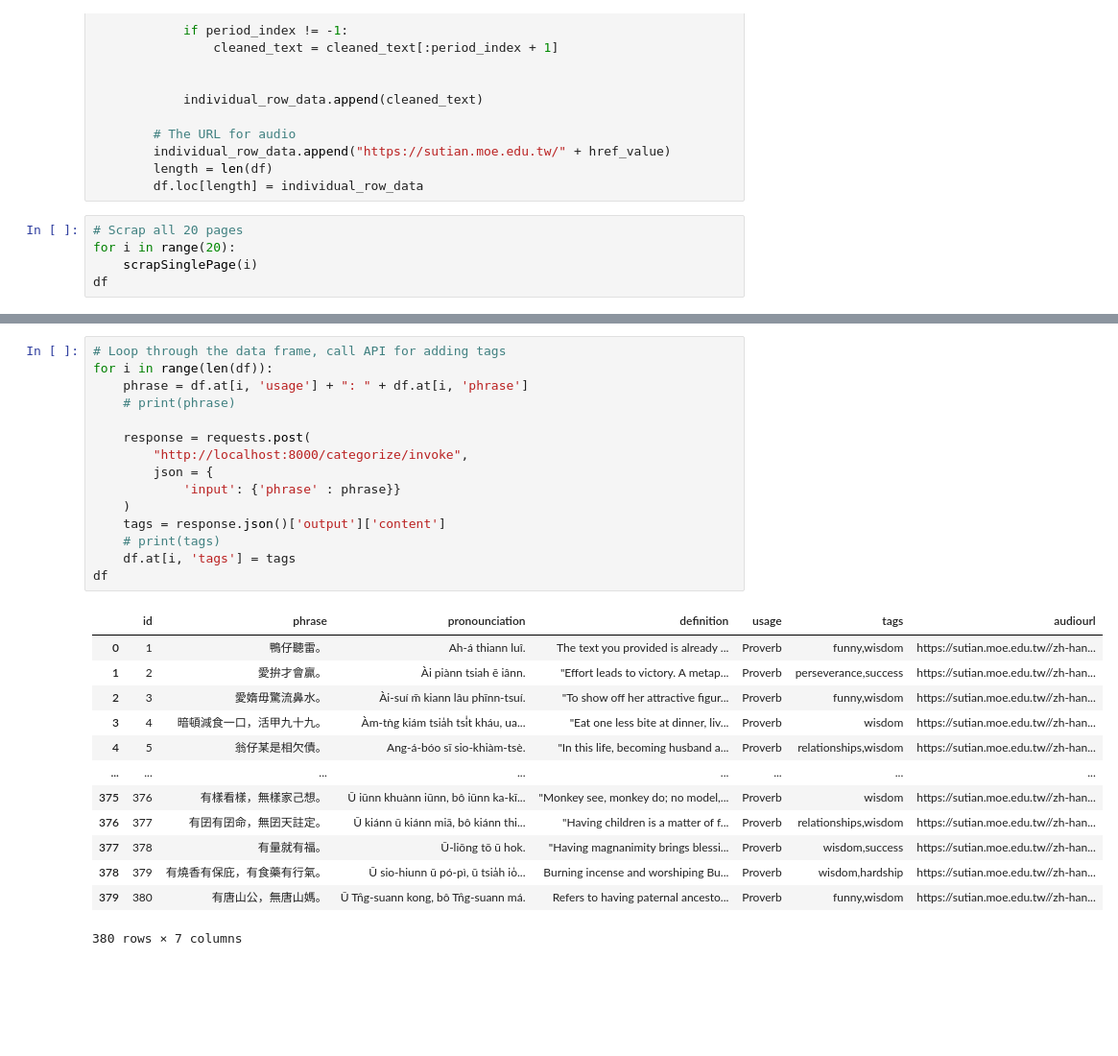
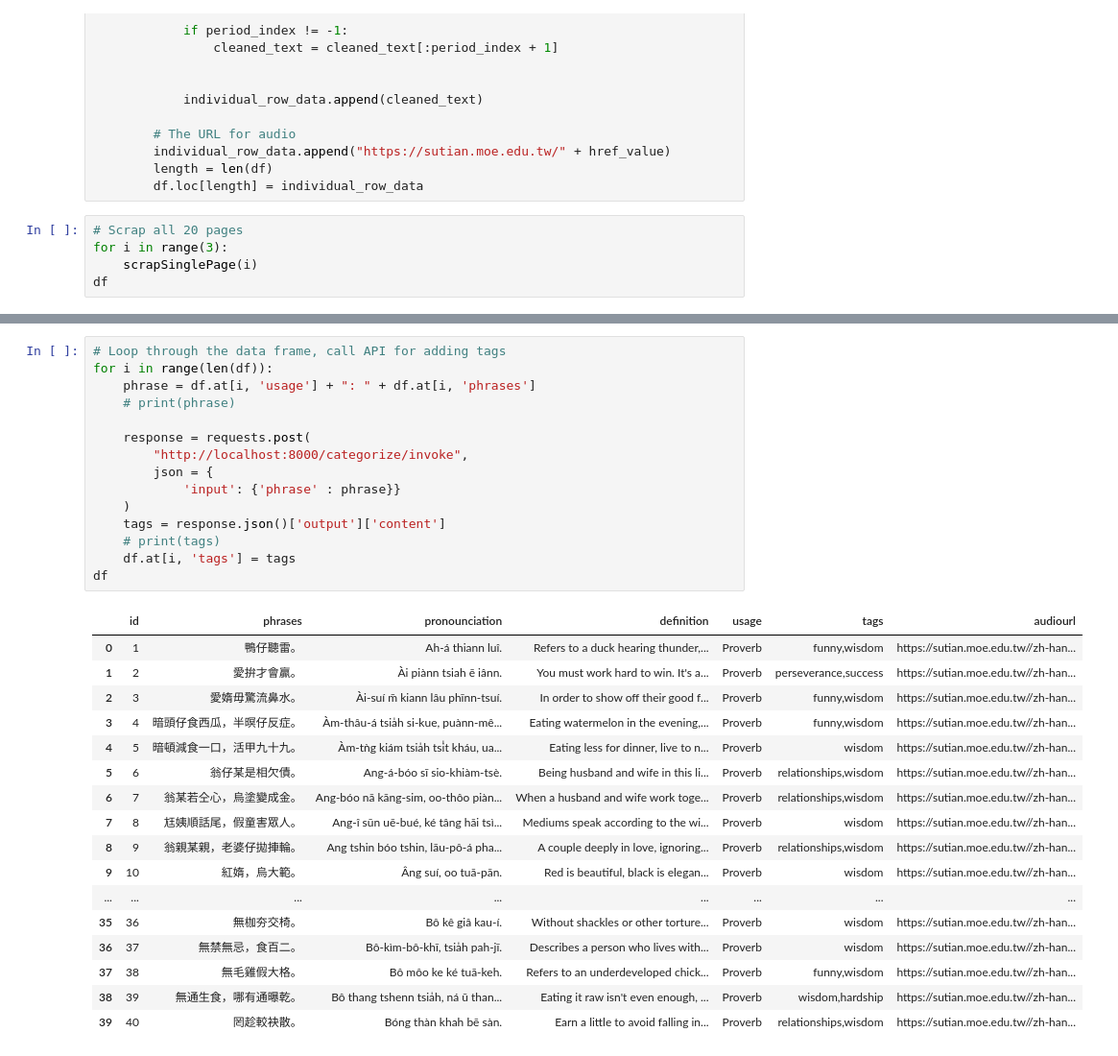
Before and after one commit to yosunlu/taiwania-backend, a Jupyter notebook: script/script.ipynb, the cells around one changed output, grey strips where cells are left out. Shown at 96% size. Cells and saved outputs as stored; diff of their text form; blank space fills up the shorter version.

```diff
--- a/script/script.ipynb
+++ b/script/script.ipynb
@@ -57,7 +57,7 @@ def scrapSinglePage(page):
         df.loc[length] = individual_row_data
 # %%
 # Scrap all 20 pages
-for i in range(20):
+for i in range(3):
     scrapSinglePage(i)
 df
 # %% [output]
@@ -143,32 +157,36 @@ df
 # %%
 # Loop through the data frame, call API for adding tags
 for i in range(len(df)):
-    phrase = df.at[i, 'usage'] + ": " + df.at[i, 'phrase']
+    phrase = df.at[i, 'usage'] + ": " + df.at[i, 'phrases']
     # print(phrase)
 
     response = requests.post(
         "http://localhost:8000/categorize/invoke",
         json = {
             'input': {'phrase' : phrase}}
     )
     tags = response.json()['output']['content']
     # print(tags)
     df.at[i, 'tags'] = tags
 df
 # %% [output]
-|  | id | phrase | pronounciation | definition | usage | tags | audiourl |
-| 0 | 1 | 鴨仔聽雷。 | Ah-á thiann luî. | The text you provided is already ... | Proverb | funny,wisdom | https://sutian.moe.edu.tw//zh-han... |
-| 1 | 2 | 愛拚才會贏。 | Ài piànn tsiah ē iânn. | "Effort leads to victory. A metap... | Proverb | perseverance,success | https://sutian.moe.edu.tw//zh-han... |
-| 2 | 3 | 愛媠毋驚流鼻水。 | Ài-suí m̄ kiann lâu phīnn-tsuí. | "To show off her attractive figur... | Proverb | funny,wisdom | https://sutian.moe.edu.tw//zh-han... |
-| 3 | 4 | 暗頓減食一口，活甲九十九。 | Àm-tǹg kiám tsia̍h tsi̍t kháu, ua... | "Eat one less bite at dinner, liv... | Proverb | wisdom | https://sutian.moe.edu.tw//zh-han... |
-| 4 | 5 | 翁仔某是相欠債。 | Ang-á-bóo sī sio-khiàm-tsè. | "In this life, becoming husband a... | Proverb | relationships,wisdom | https://sutian.moe.edu.tw//zh-han... |
+|  | id | phrases | pronounciation | definition | usage | tags | audiourl |
+| 0 | 1 | 鴨仔聽雷。 | Ah-á thiann luî. | Refers to a duck hearing thunder,... | Proverb | funny,wisdom | https://sutian.moe.edu.tw//zh-han... |
+| 1 | 2 | 愛拚才會贏。 | Ài piànn tsiah ē iânn. | You must work hard to win. It's a... | Proverb | perseverance,success | https://sutian.moe.edu.tw//zh-han... |
+| 2 | 3 | 愛媠毋驚流鼻水。 | Ài-suí m̄ kiann lâu phīnn-tsuí. | In order to show off their good f... | Proverb | funny,wisdom | https://sutian.moe.edu.tw//zh-han... |
+| 3 | 4 | 暗頭仔食西瓜，半暝仔反症。 | Àm-thâu-á tsia̍h si-kue, puànn-mê... | Eating watermelon in the evening,... | Proverb | funny,wisdom | https://sutian.moe.edu.tw//zh-han... |
+| 4 | 5 | 暗頓減食一口，活甲九十九。 | Àm-tǹg kiám tsia̍h tsi̍t kháu, ua... | Eating less for dinner, live to n... | Proverb | wisdom | https://sutian.moe.edu.tw//zh-han... |
+| 5 | 6 | 翁仔某是相欠債。 | Ang-á-bóo sī sio-khiàm-tsè. | Being husband and wife in this li... | Proverb | relationships,wisdom | https://sutian.moe.edu.tw//zh-han... |
+| 6 | 7 | 翁某若仝心，烏塗變成金。 | Ang-bóo nā kāng-sim, oo-thôo piàn... | When a husband and wife work toge... | Proverb | relationships,wisdom | https://sutian.moe.edu.tw//zh-han... |
+| 7 | 8 | 尪姨順話尾，假童害眾人。 | Ang-î sūn uē-bué, ké tâng hāi tsì... | Mediums speak according to the wi... | Proverb | wisdom | https://sutian.moe.edu.tw//zh-han... |
+| 8 | 9 | 翁親某親，老婆仔拋捙輪。 | Ang tshin bóo tshin, lāu-pô-á pha... | A couple deeply in love, ignoring... | Proverb | relationships,wisdom | https://sutian.moe.edu.tw//zh-han... |
+| 9 | 10 | 紅媠，烏大範。 | Âng suí, oo tuā-pān. | Red is beautiful, black is elegan... | Proverb | wisdom | https://sutian.moe.edu.tw//zh-han... |
 | ... | ... | ... | ... | ... | ... | ... | ... |
-| 375 | 376 | 有樣看樣，無樣家己想。 | Ū iūnn khuànn iūnn, bô iūnn ka-kī... | "Monkey see, monkey do; no model,... | Proverb | wisdom | https://sutian.moe.edu.tw//zh-han... |
-| 376 | 377 | 有囝有囝命，無囝天註定。 | Ū kiánn ū kiánn miā, bô kiánn thi... | "Having children is a matter of f... | Proverb | relationships,wisdom | https://sutian.moe.edu.tw//zh-han... |
-| 377 | 378 | 有量就有福。 | Ū-liōng tō ū hok. | "Having magnanimity brings blessi... | Proverb | wisdom,success | https://sutian.moe.edu.tw//zh-han... |
-| 378 | 379 | 有燒香有保庇，有食藥有行氣。 | Ū sio-hiunn ū pó-pì, ū tsia̍h io̍... | Burning incense and worshiping Bu... | Proverb | wisdom,hardship | https://sutian.moe.edu.tw//zh-han... |
-| 379 | 380 | 有唐山公，無唐山媽。 | Ū Tn̂g-suann kong, bô Tn̂g-suann má. | Refers to having paternal ancesto... | Proverb | funny,wisdom | https://sutian.moe.edu.tw//zh-han... |
+| 35 | 36 | 無枷夯交椅。 | Bô kê giâ kau-í. | Without shackles or other torture... | Proverb | wisdom | https://sutian.moe.edu.tw//zh-han... |
+| 36 | 37 | 無禁無忌，食百二。 | Bô-kìm-bô-khī, tsia̍h pah-jī. | Describes a person who lives with... | Proverb | wisdom | https://sutian.moe.edu.tw//zh-han... |
+| 37 | 38 | 無毛雞假大格。 | Bô môo ke ké tuā-keh. | Refers to an underdeveloped chick... | Proverb | funny,wisdom | https://sutian.moe.edu.tw//zh-han... |
+| 38 | 39 | 無通生食，哪有通曝乾。 | Bô thang tshenn tsia̍h, ná ū than... | Eating it raw isn't even enough, ... | Proverb | wisdom,hardship | https://sutian.moe.edu.tw//zh-han... |
+| 39 | 40 | 罔趁較袂散。 | Bóng thàn khah bē sàn. | Earn a little to avoid falling in... | Proverb | relationships,wisdom | https://sutian.moe.edu.tw//zh-han... |
-380 rows × 7 columns
 # %%
 # Add a mandarin column
 df.insert(3, "mandarin", "")
```
Also changed, not shown: parts of 9 cells of this notebook, 6 other files.
